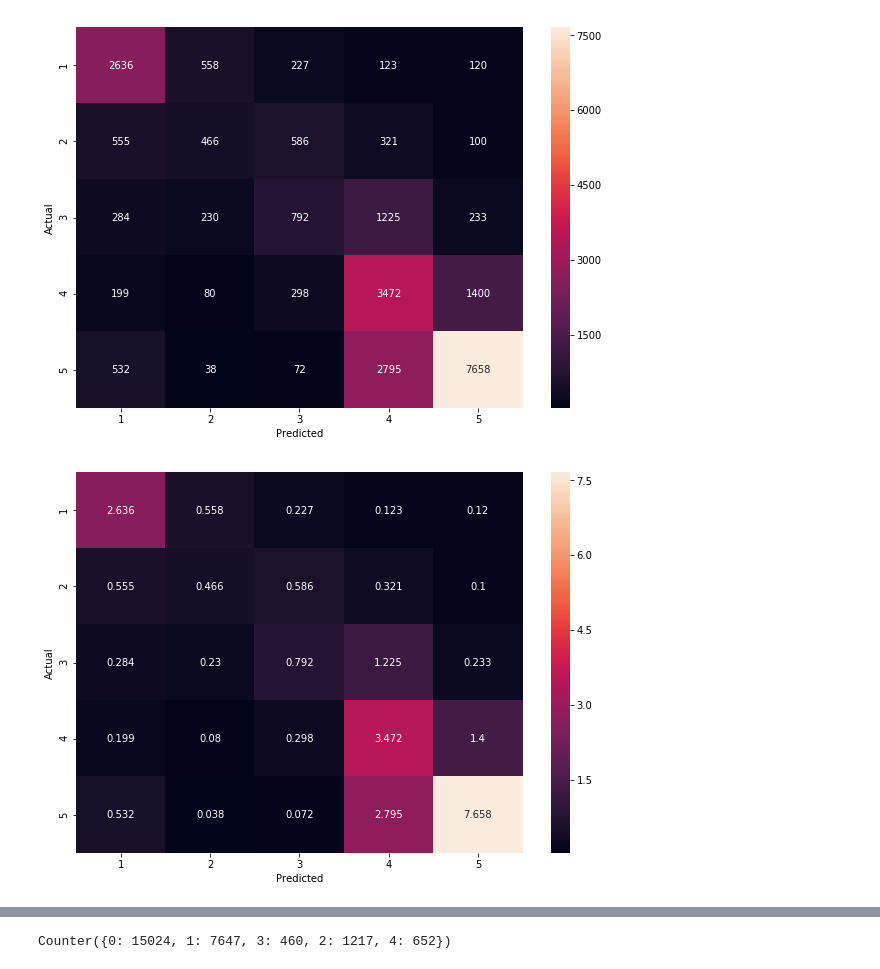
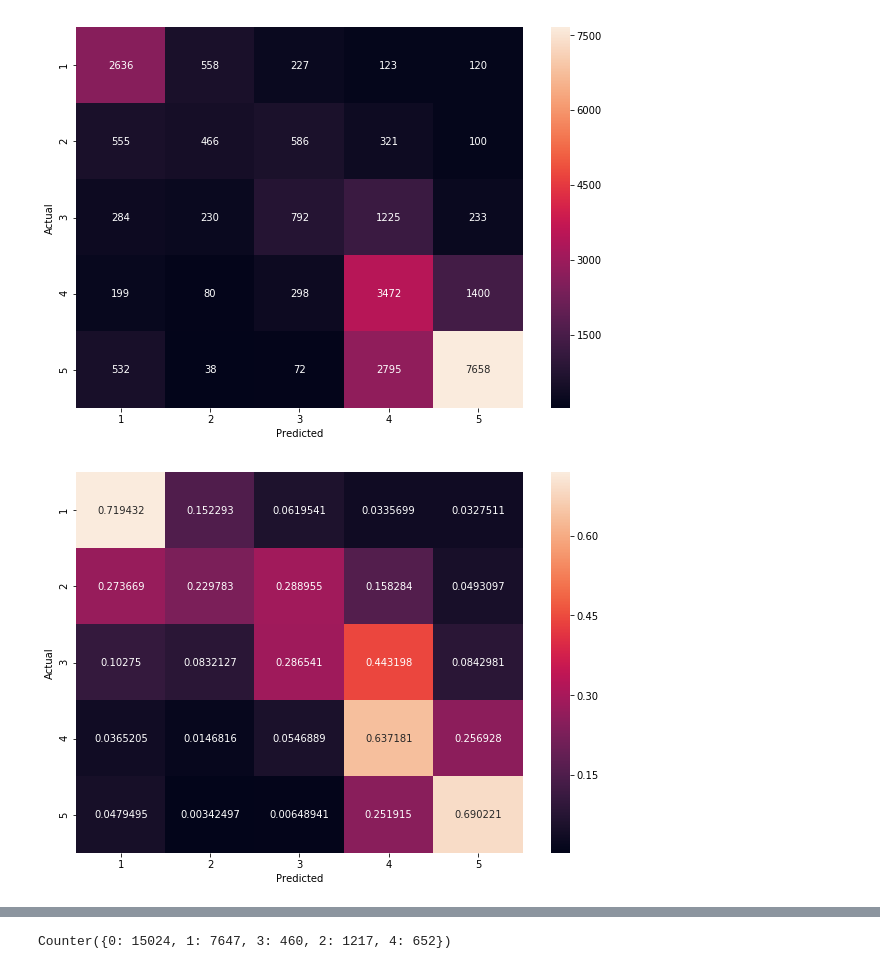
Before and after one commit to Giacky/NLPProject, a Jupyter notebook: Main.ipynb, the cells around one changed output, grey strips where cells are left out. Cells and saved outputs as stored; diff of their text form; code cells hidden in the pictures.

```diff
--- a/Main.ipynb
+++ b/Main.ipynb
@@ -157,14 +157,18 @@ plt.show()
 # %% [output]
 [figure]
 # %%
-confusion_matrix_percentage = confusion_matrix / df_train.shape[0] * 100
+confusion_matrix_proportions = []
+for n in range(confusion_matrix.shape[0]):
+    confusion_matrix_proportions.append(confusion_matrix[n,:]/df_test.groupby('stars').count().at[n+1, 'text'])
 
-df_cm = pd.DataFrame(confusion_matrix_percentage, index = [i for i in "12345"],
+confusion_matrix_proportions = num.array(confusion_matrix_proportions)
+
+df_cm = pd.DataFrame(confusion_matrix_proportions, index = [i for i in "12345"],
                   columns = [i for i in "12345"])
 plt.figure(figsize = (10,7))
 sns.heatmap(df_cm, annot=True, fmt='g')
 plt.ylabel('Actual')
 plt.xlabel('Predicted')
 plt.show()
 # %% [output]
-[figure, old version]
+[figure, new version]
```
Also changed, not shown: parts of 9 cells of this notebook.
